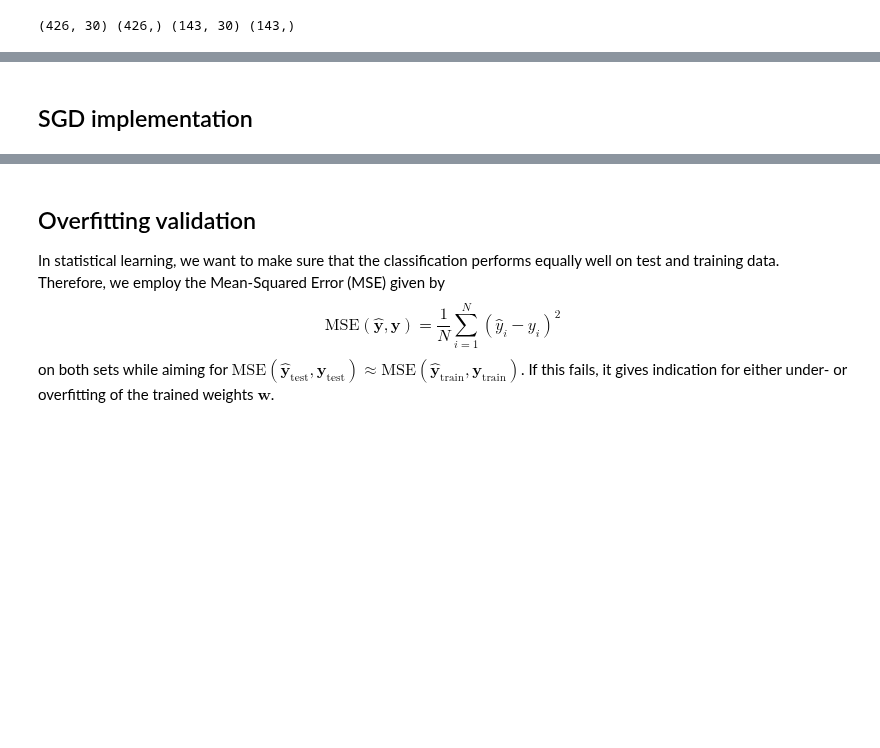
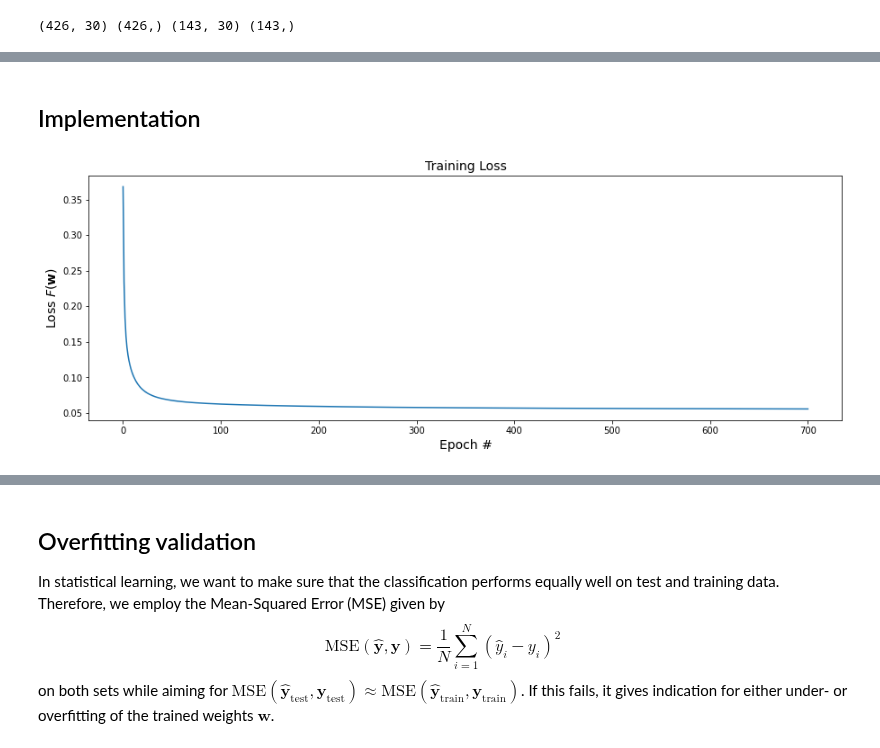
Before and after one commit to hahnec/optimizay, a Jupyter notebook: 06_stochastic_gradient.ipynb, the cells around one changed output, grey strips where cells are left out. Cells and saved outputs as stored; diff of their text form; code cells hidden in the pictures; blank space fills up the shorter version.

```diff
--- a/06_stochastic_gradient.ipynb
+++ b/06_stochastic_gradient.ipynb
@@ -25,13 +25,20 @@ import numpy as np
 from sklearn.datasets import load_breast_cancer
 from sklearn.model_selection import train_test_split
 
-# load data and split it into training and test set
+# load data
 bc = load_breast_cancer()
-train_X, test_X, train_y, test_y = train_test_split(bc.data, bc.target, random_state=42)
+
+# normalize
+x_min = np.min(bc.data, 0)
+x_scale = 3*np.std(bc.data-x_min, 0)
+bc_norm = (bc.data-x_min) / x_scale
+
+# split data into training and validation set
+train_X, val_X, train_y, val_y = train_test_split(bc_norm, bc.target, random_state=42)
 class_labels = bc.target_names
 
 # plot shapes
-print(train_X.shape, train_y.shape, test_X.shape, test_y.shape)
+print(train_X.shape, train_y.shape, val_X.shape, val_y.shape)
 # %% [output]
 (426, 30) (426,) (143, 30) (143,)
 # %% [markdown]
@@ -112,3 +100,3 @@ where $\tau$ is an adjustable threshold scalar. To account for a logistic regres
-# %% [markdown]
-## SGD implementation
+# %% [markdown]
+## Implementation
 # %%
@@ -174,0 +157,12 @@ for epoch in range(epochs+1):
+# %%
+%matplotlib inline
+import matplotlib.pyplot as plt
+fig = plt.figure(figsize=(15, 5))
+# plot loss function
+plt.plot(range(len(loss_list)), loss_list)
+plt.title('Training Loss', fontsize=14)
+plt.xlabel('Epoch #', fontsize=14)
+plt.ylabel('Loss $F(\mathbf{w})$', fontsize=14)
+plt.show()
+# %% [output]
+[figure, added]
```
Also changed, not shown: parts of 18 cells of this notebook, 1 other file.
